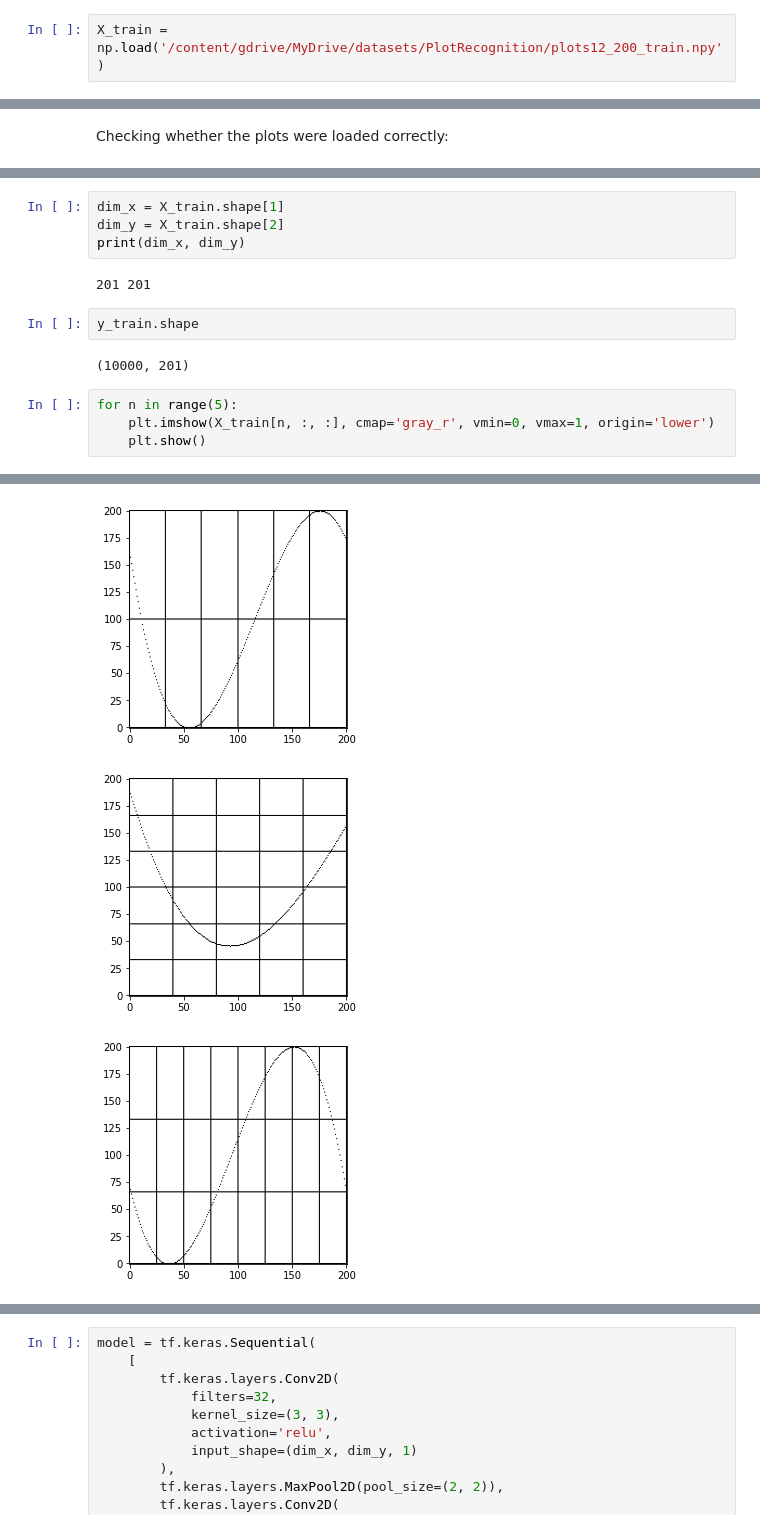
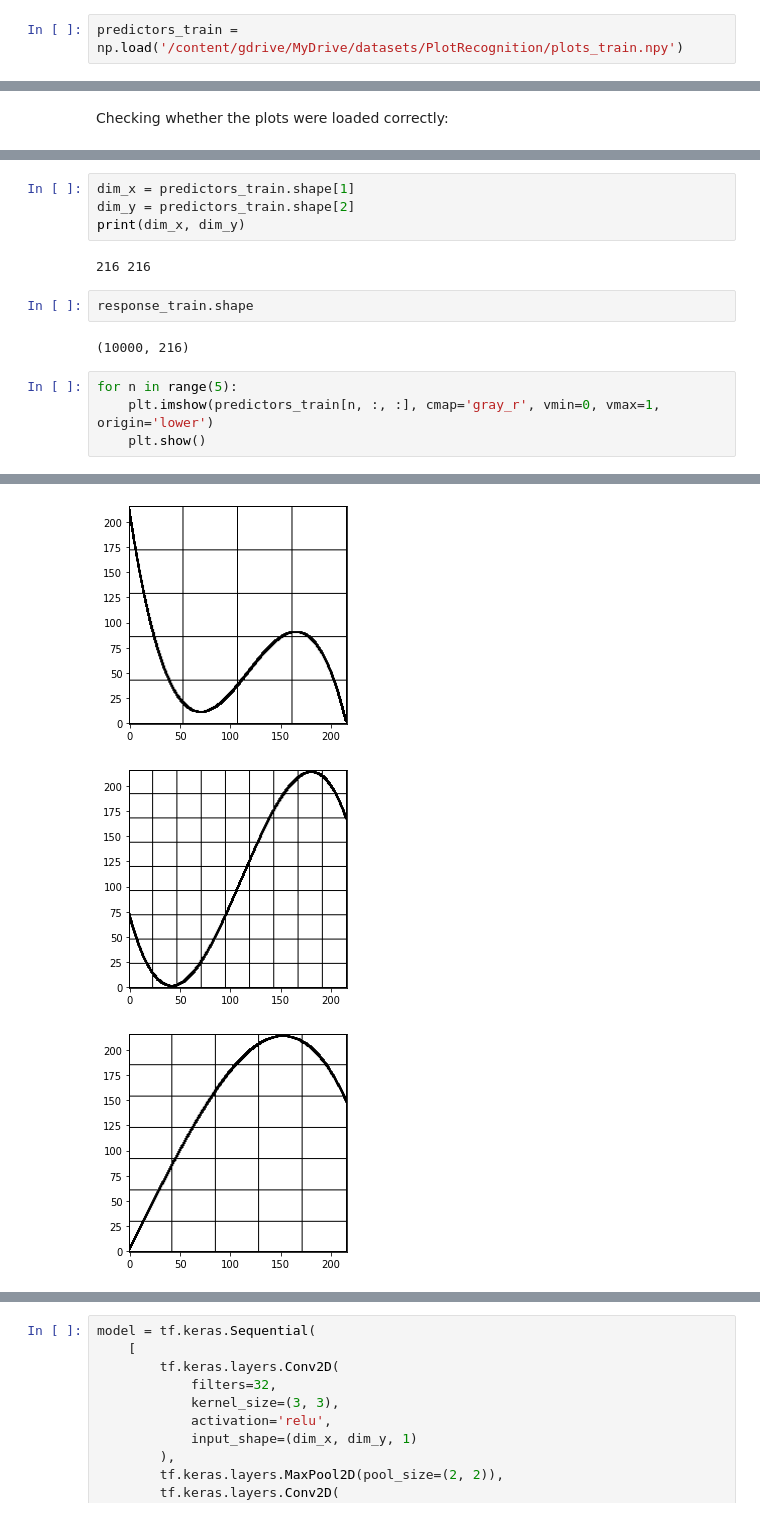
Before and after one commit to Denis-Kazakov/PlotRecognition, a Jupyter notebook: plot_recognition.ipynb, the cells around one changed output, grey strips where cells are left out. Cells and saved outputs as stored; diff of their text form.

```diff
--- a/plot_recognition.ipynb
+++ b/plot_recognition.ipynb
@@ -13,3 +17,3 @@ y_train = np.load('/content/gdrive/MyDrive/datasets/PlotRecognition/curves12_200
 # %%
-X_train = np.load('/content/gdrive/MyDrive/datasets/PlotRecognition/plots12_200_train.npy')
+predictors_train = np.load('/content/gdrive/MyDrive/datasets/PlotRecognition/plots_train.npy')
 # %%
@@ -25,15 +29,15 @@ X_train.shape
 # %%
-dim_x = X_train.shape[1]
-dim_y = X_train.shape[2]
+dim_x = predictors_train.shape[1]
+dim_y = predictors_train.shape[2]
 print(dim_x, dim_y)
 # %% [output]
-201 201
+216 216
 # %%
-y_train.shape
+response_train.shape
 # %% [output]
-(10000, 201)
+(10000, 216)
 # %%
 for n in range(5):
-    plt.imshow(X_train[n, :, :], cmap='gray_r', vmin=0, vmax=1, origin='lower')
+    plt.imshow(predictors_train[n, :, :], cmap='gray_r', vmin=0, vmax=1, origin='lower')
     plt.show()
 # %% [output]
@@ -41,3 +45,3 @@ for n in range(5):
-[figure, old version]
+[figure, new version]
-[figure, old version]
+[figure, new version]
-[figure, old version]
+[figure, new version]
```
Also changed, not shown: parts of 43 cells of this notebook, 6 other files.
